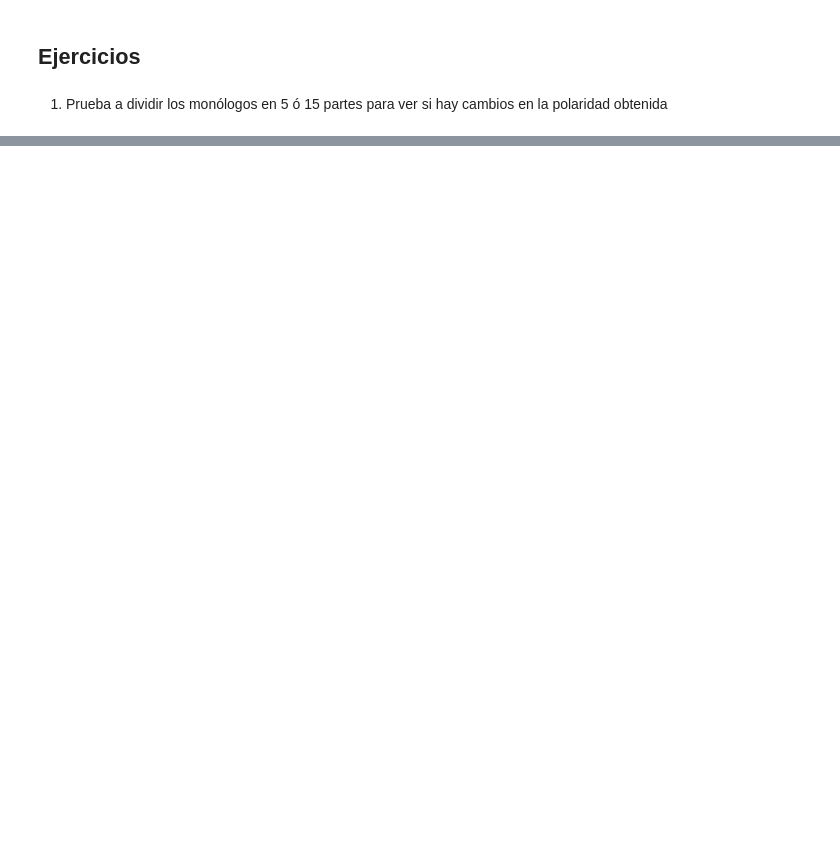
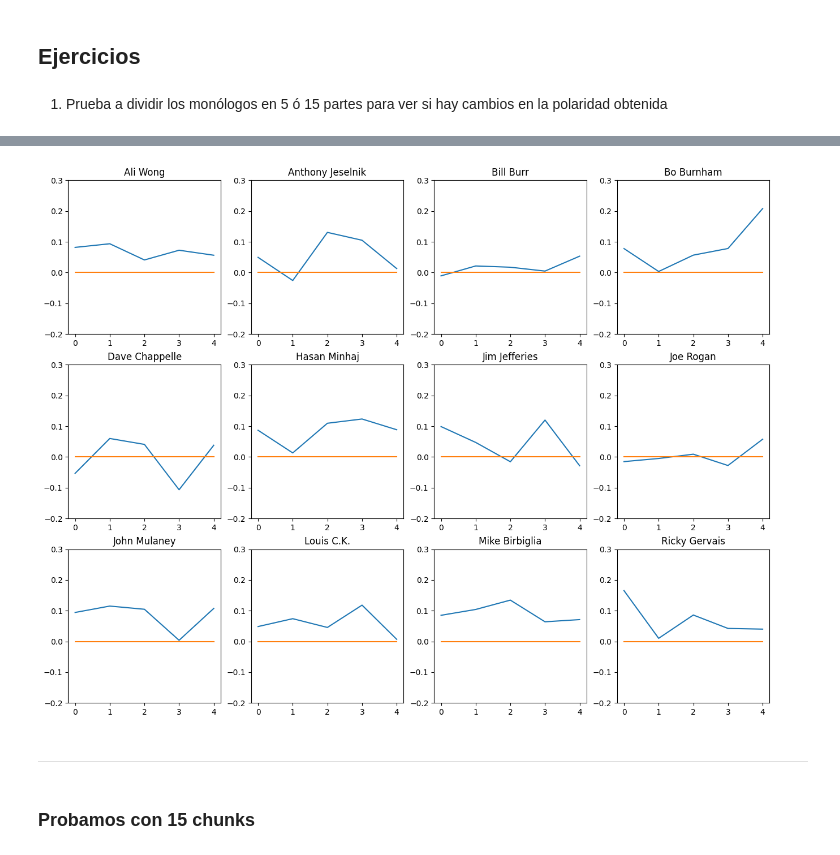
Before and after one commit to egoitzaulestia/___AI-BIG-DATA___, a Jupyter notebook: 04-Sistemas-de-Aprendizaje-Automatico/04-NLP/NLP-Python/17.3-Análisis Sentimiento.ipynb, the cells around one changed output, grey strips where cells are left out. Drawn from its saved outputs; the diff is of its cells as text; code cells hidden in the pictures; blank space fills up the shorter version.

```diff
--- a/04-Sistemas-de-Aprendizaje-Automatico/04-NLP/NLP-Python/17.3-Análisis Sentimiento.ipynb
+++ b/04-Sistemas-de-Aprendizaje-Automatico/04-NLP/NLP-Python/17.3-Análisis Sentimiento.ipynb
@@ -188,0 +269,18 @@ plt.show()
+# %%
+# Pintamos la polaridad para cada cómico
+plt.rcParams['figure.figsize'] = [16, 12]
+
+for indice, comico in enumerate(datos.index):
+    plt.subplot(3, 4, indice+1)
+    plt.plot(transcripcion_polaridad[indice])
+    plt.plot(np.arange(0,5), np.zeros(5))
+    plt.title(datos['nombre_completo'][indice])
+    plt.ylim(ymin=-.2, ymax=.3)
+
+plt.show()
+# %% [output]
+[figure, added]
+# %% [markdown]
+---
+# %% [markdown]
+### Probamos con 15 chunks
```
Also changed, not shown: parts of 25 cells of this notebook, 6 other files.
